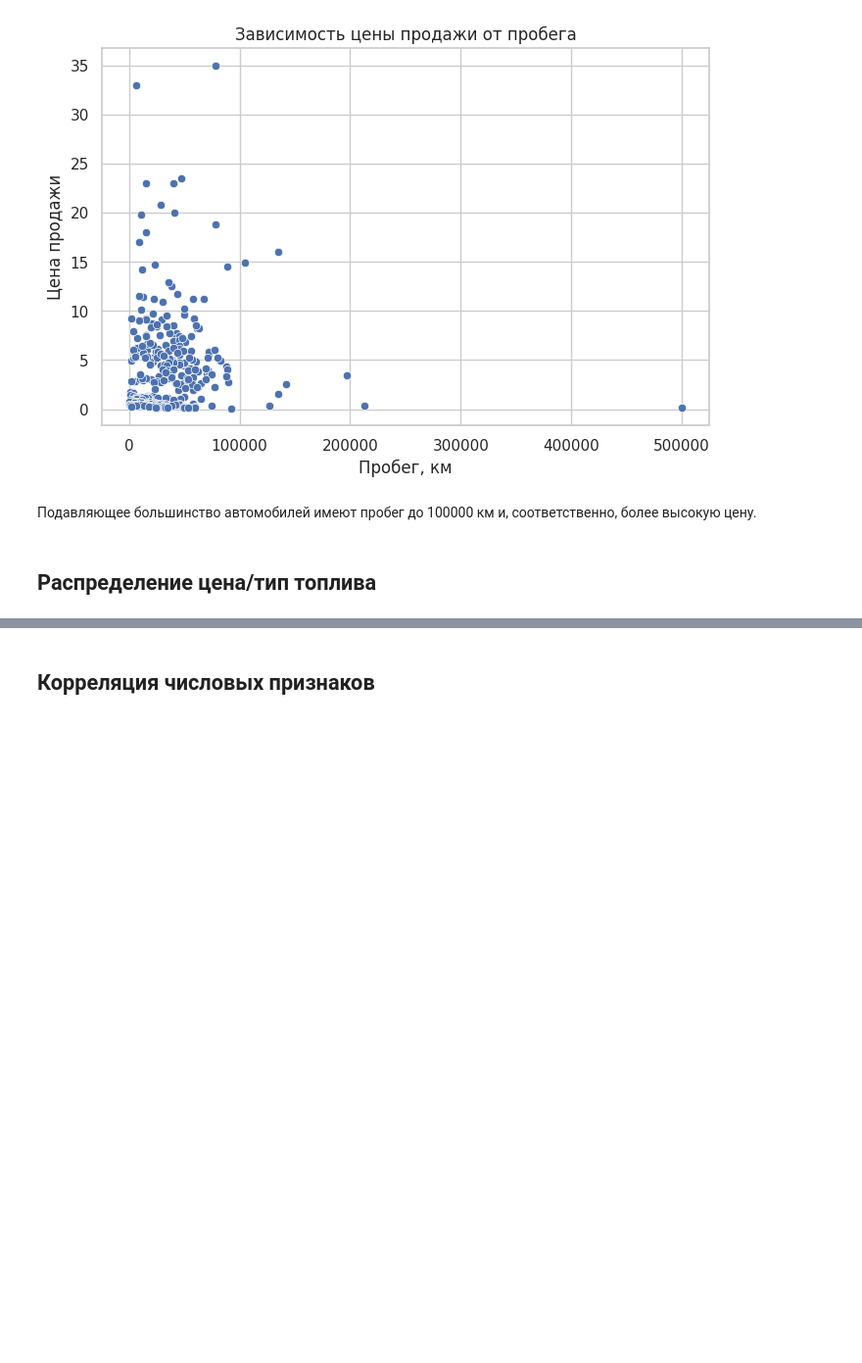
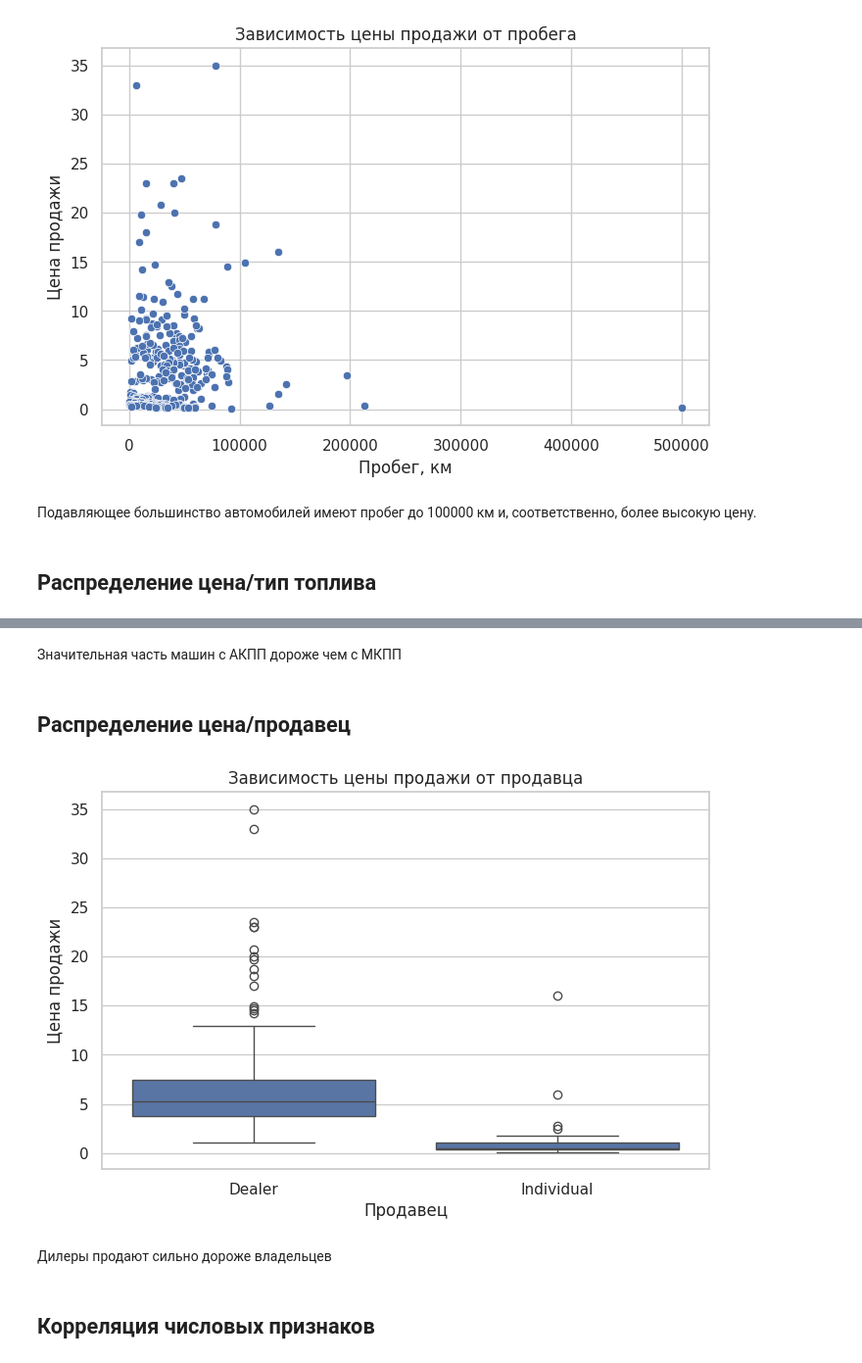
Before and after one commit to ChernovVA/ISS_pr_1, a Jupyter notebook: eda/eda.ipynb, the cells around one changed output, grey strips where cells are left out. Shown at 98% size. Cells and saved outputs as stored; diff of their text form; code cells hidden in the pictures; blank space fills up the shorter version.

```diff
--- a/eda/eda.ipynb
+++ b/eda/eda.ipynb
@@ -362,3 +388,28 @@ plt.show()
+# %% [markdown]
+Значительная часть машин с АКПП дороже чем с МКПП
+# %% [markdown]
+## Распределение цена/продавец
+# %%
+plt.figure(figsize=(8,5))
+
+sns.boxplot(
+    data=df,
+    x='Selling_type',
+    y='Selling_Price'
+)
+
+plt.title('Зависимость цены продажи от продавца')
+plt.xlabel('Продавец')
+plt.ylabel('Цена продажи')
+
+plt.savefig('graph4.png',
+            bbox_inches='tight')
+
+plt.show()
+# %% [output]
+[figure, added]
+# %% [markdown]
+Дилеры продают сильно дороже владельцев
 # %% [markdown]
 ## Корреляция числовых признаков
 # %%
```
Also changed, not shown: parts of 10 cells of this notebook, 1 other file.
